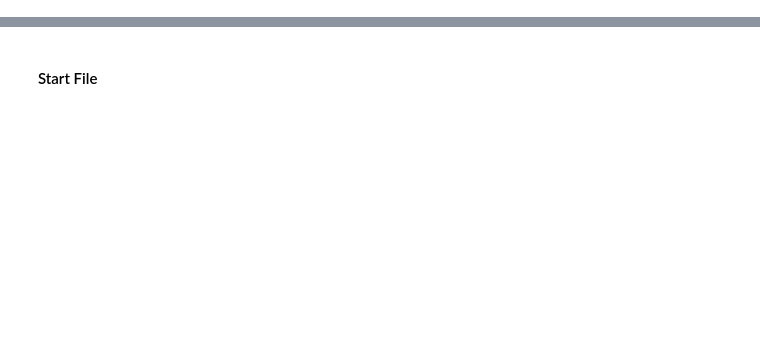
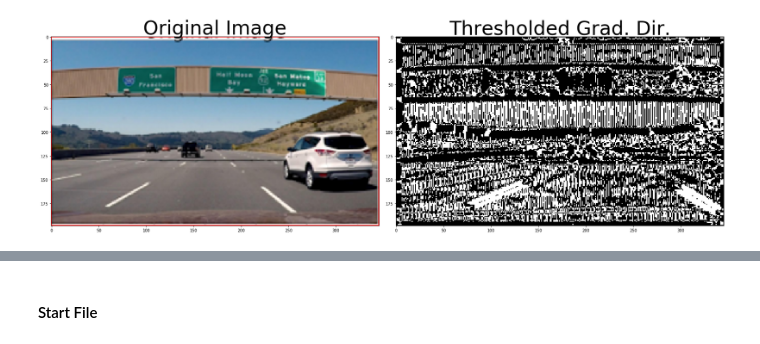
Before and after one commit to SherylHohman/CarND-Advanced-Lane_Lines-Exercises, a Jupyter notebook: L_23_direction_of_gradient.ipynb, the cells around one changed output, grey strips where cells are left out. Saved outputs shown, nothing was run; the diff lists cells and outputs as text; code cells hidden in the pictures; blank space fills up the shorter version.

Commit message:
finish dir_threshold function, Direction of the Gradient exercise

```diff
--- a/L_23_direction_of_gradient.ipynb
+++ b/L_23_direction_of_gradient.ipynb
@@ -23,36 +24,40 @@ def dir_threshold(img, sobel_kernel=3, thresh=(0, np.pi/2)):
     # Apply the following steps to img
     # 1) Convert to grayscale
     gray = cv2.cvtColor(img, cv2.COLOR_RGB2GRAY)
 
     # 2) Take the gradient in x and y separately
-    sobelx = cv2.Sobel(gray, cv2.CV_64F, 1, 0, ksize=sobel_kernal)
-    sobely = cv2.Sobel(gray, cv2.CV_64F, 0, 1, ksize=sobel_kernal)
+    sobelx = cv2.Sobel(gray, cv2.CV_64F, 1, 0, ksize=sobel_kernel)
+    sobely = cv2.Sobel(gray, cv2.CV_64F, 0, 1, ksize=sobel_kernel)
 
     # 3) Take the absolute value of the x and y gradients
-    abs = np.sqrt(np.square(sobelx)+np.square(sobely))
+    # abs = np.sqrt(np.square(sobelx)+np.square(sobely))
+    absx = np.absolute(sobelx)
+    absy = np.absolute(sobely)
 
     # 4) Use np.arctan2(abs_sobely, abs_sobelx) to calculate the direction of the gradient
-
+    direction = np.arctan2(absy, absx)
 
     # 5) Create a binary mask where direction thresholds are met
     binary_output = np.zeros_like(gray)
-    binary_output[ ((scaled>=thresh[0]) & (scaled<=thresh[1])) ] = 1
+    binary_output[ ((direction >= thresh[0]) & (direction <= thresh[1])) ] = 1
 
     # 6) Return this mask as your binary_output image
-    binary_output = np.copy(img) # Remove this line
+    # binary_output = np.copy(img) # Remove this line
     return binary_output
 
 # Run the function
 dir_binary = dir_threshold(image, sobel_kernel=15, thresh=(0.7, 1.3))
 
 # Plot the result
 f, (ax1, ax2) = plt.subplots(1, 2, figsize=(24, 9))
 f.tight_layout()
 
 ax1.imshow(image)
 ax1.set_title('Original Image', fontsize=50)
 
 ax2.imshow(dir_binary, cmap='gray')
 ax2.set_title('Thresholded Grad. Dir.', fontsize=50)
 
 plt.subplots_adjust(left=0., right=1, top=0.9, bottom=0.)
+# %% [output]
+[figure, added]
```
Also changed, not shown: parts of 2 cells of this notebook, 3 other files.
